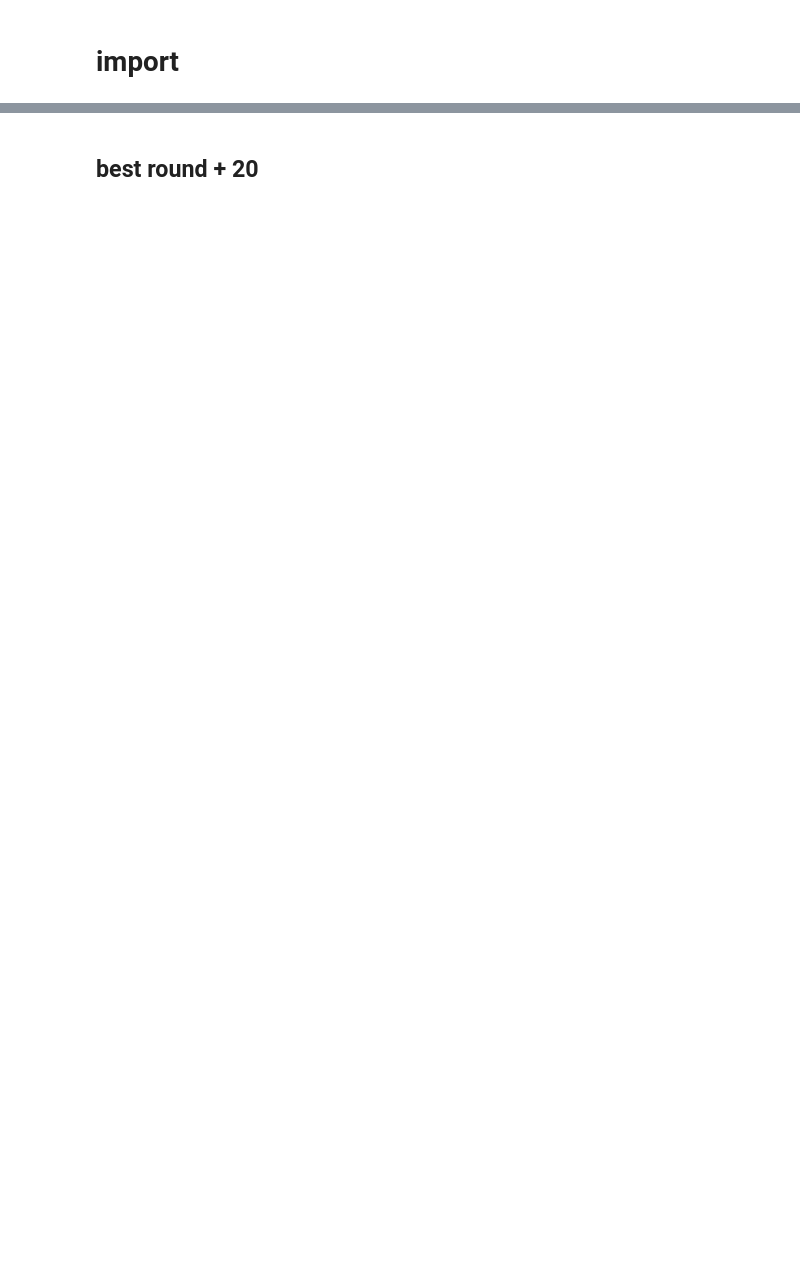
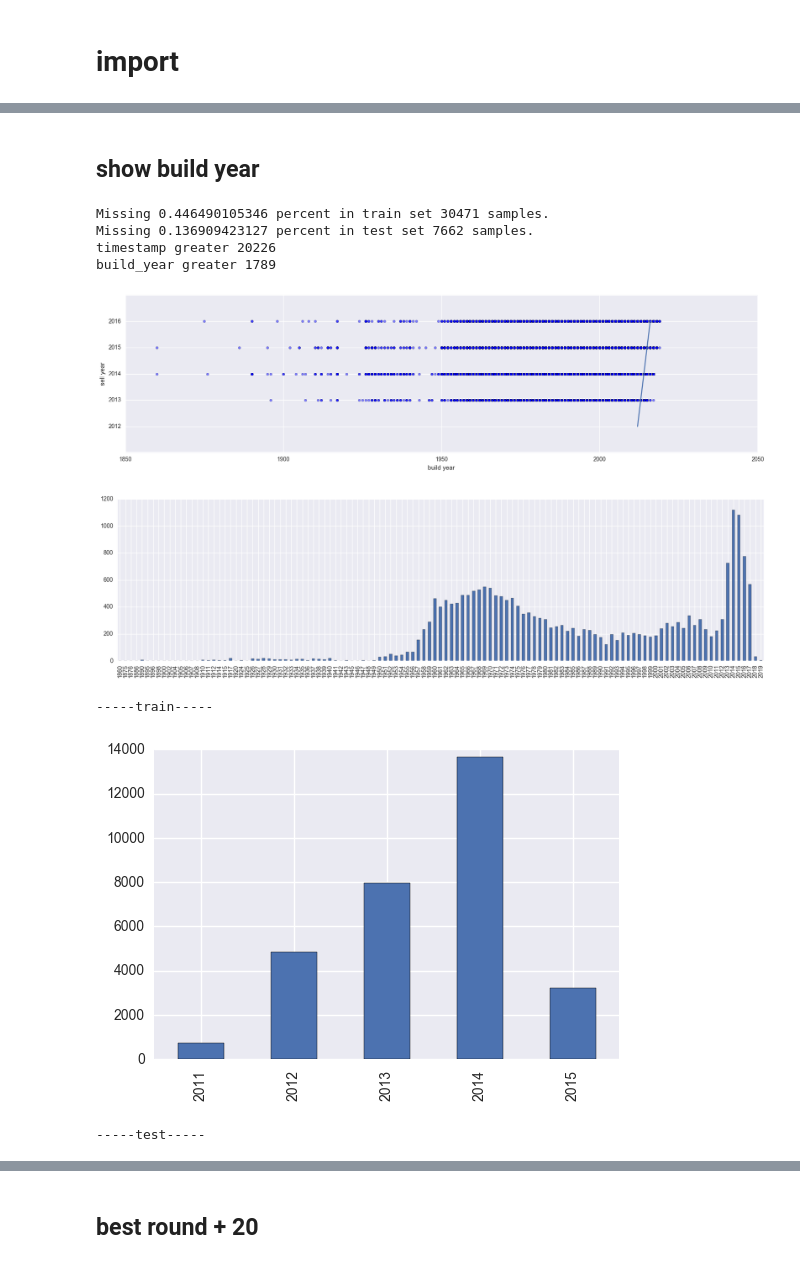
Before and after one commit to kqdmqx/kaggle-sberbank-russian-housing-market, a Jupyter notebook: ipython/20170601-fill-missing-value-buildyear.ipynb, the cells around one changed output, grey strips where cells are left out. Saved outputs shown, nothing was run; the diff lists cells and outputs as text; code cells hidden in the pictures; blank space fills up the shorter version.

```diff
--- a/ipython/20170601-fill-missing-value-buildyear.ipynb
+++ b/ipython/20170601-fill-missing-value-buildyear.ipynb
@@ -112,0 +62,43 @@ print('X_test shape is', X_test.shape)
+# %% [markdown]
+## show build year
+# %%
+print 'Missing {} percent in train set {} samples.'.format(df_train.build_year.isnull().mean(), df_train.shape[0])
+print 'Missing {} percent in test set {} samples.'.format(df_test.build_year.isnull().mean(), df_test.shape[0])
+
+sell_year = df_all.loc[df_all.build_year.notnull() & (df_all.build_year < 2100) & (df_all.build_year > 1800)].timestamp.dt.year
+build_year = df_all.loc[df_all.build_year.notnull() & (df_all.build_year < 2100) & (df_all.build_year > 1800)].build_year
+print 'timestamp greater', np.sum(sell_year >= build_year)
+# print sell_year.value_counts()
+print 'build_year greater', np.sum(sell_year < build_year)
+# print build_year.value_counts()
+plt.figure(figsize=(20, 5))
+ax = plt.gca()
+plt.scatter(build_year.values, sell_year.values, alpha=.5)
+yticks = [2012, 2013, 2014, 2015, 2016]
+plt.plot(yticks, yticks)
+ax.set_yticks(yticks)
+ax.set_yticklabels(yticks)
+plt.xlabel('build year')
+plt.ylabel('sell year')
+plt.show()
+
+plt.figure(figsize=(20, 5))
+build_year.apply(int).value_counts().sort_index().plot(kind='bar')
+plt.show()
+
+print '-' * 5 + 'train' + '-' * 5
+df_train.timestamp.dt.year.value_counts().sort_index().plot(kind='bar')
+plt.show()
+print '-' * 5 + 'test' + '-' * 5
+df_test.timestamp.dt.year.value_counts().sort_index().plot(kind='bar')
+plt.show()
+# %% [output]
+Missing 0.446490105346 percent in train set 30471 samples.
+Missing 0.136909423127 percent in test set 7662 samples.
+timestamp greater 20226
+build_year greater 1789
+[figure, added]
+[figure, added]
+-----train-----
+[figure, added]
+-----test-----
```
Also changed, not shown: parts of 18 cells of this notebook, 1 other file.
